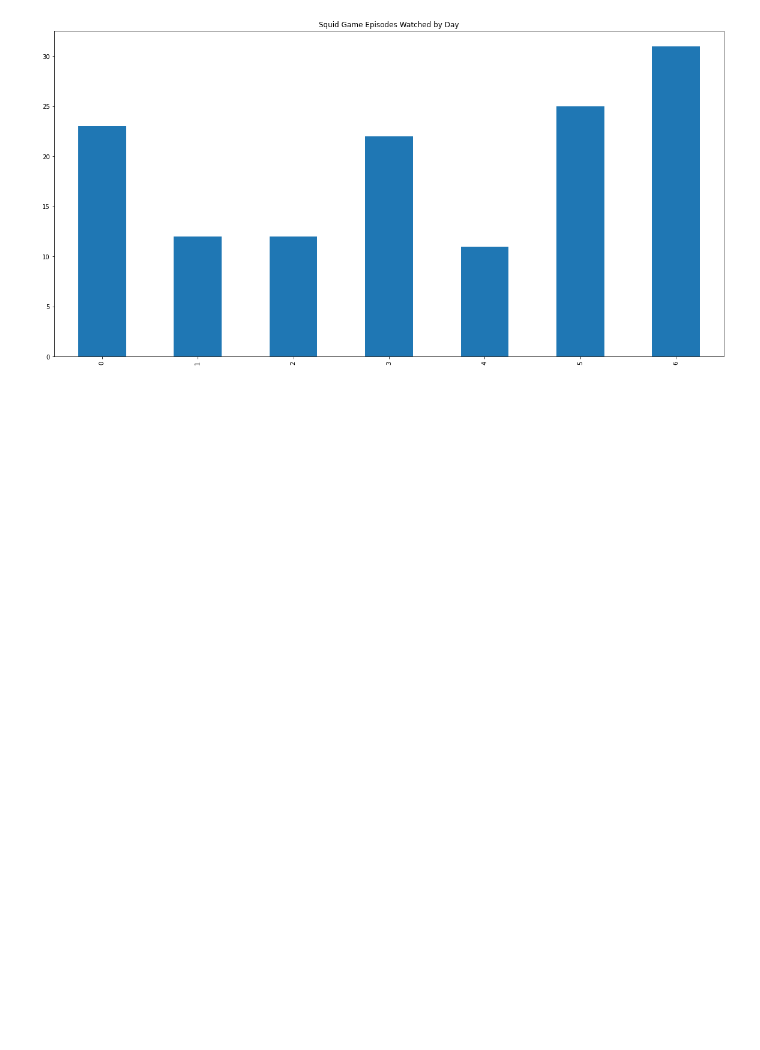
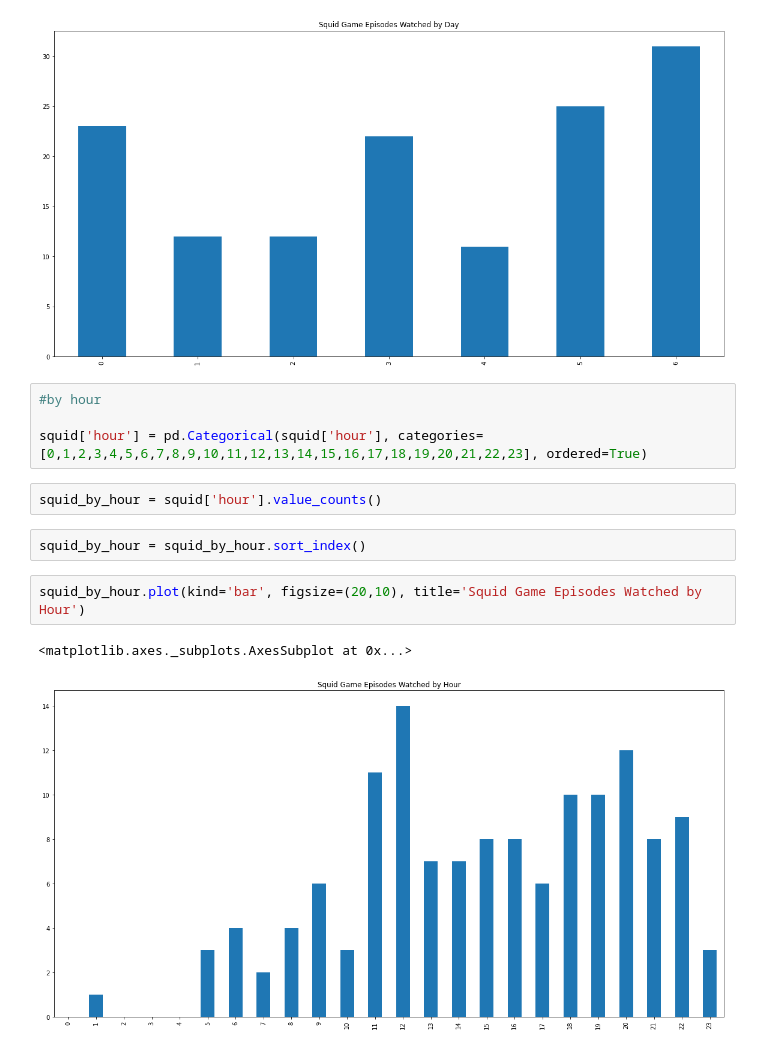
Before and after one commit to gigikenneth/netflix, a Jupyter notebook: netflix_data.ipynb, the cells around one changed output. Saved outputs shown, nothing was run; the diff lists cells and outputs as text; blank space fills up the shorter version.

```diff
--- a/netflix_data.ipynb
+++ b/netflix_data.ipynb
@@ -162,3 +162,16 @@ squid_day_by_day.plot(kind='bar', figsize=(20,10), title='Squid Game Episodes Wa
 # %% [output]
 <matplotlib.axes._subplots.AxesSubplot at 0x...>
 [figure]
+# %%
+#by hour
+
+squid['hour'] = pd.Categorical(squid['hour'], categories= [0,1,2,3,4,5,6,7,8,9,10,11,12,13,14,15,16,17,18,19,20,21,22,23], ordered=True)
+# %%
+squid_by_hour = squid['hour'].value_counts()
+# %%
+squid_by_hour = squid_by_hour.sort_index()
+# %%
+squid_by_hour.plot(kind='bar', figsize=(20,10), title='Squid Game Episodes Watched by Hour')
+# %% [output]
+<matplotlib.axes._subplots.AxesSubplot at 0x...>
+[figure, added]
```
